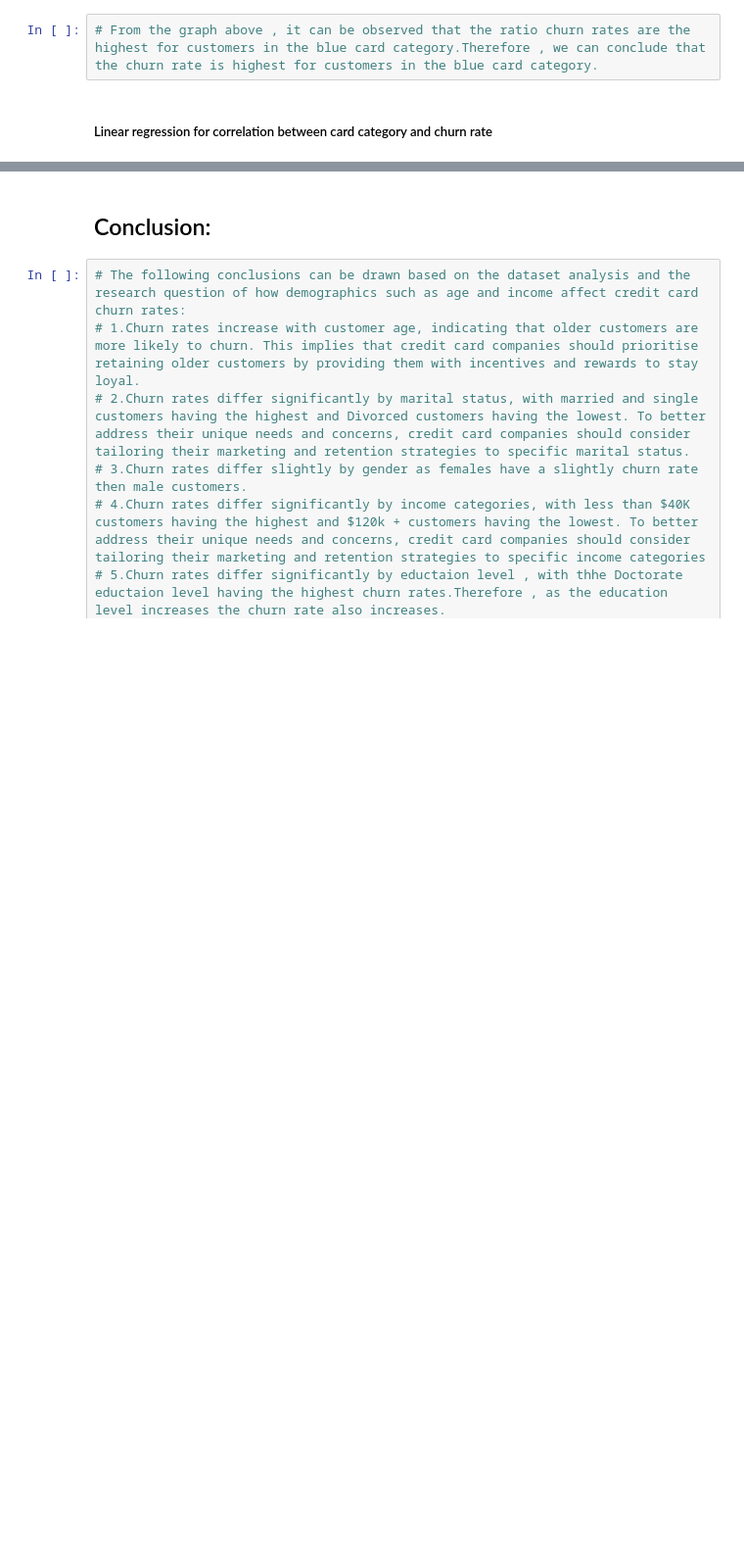
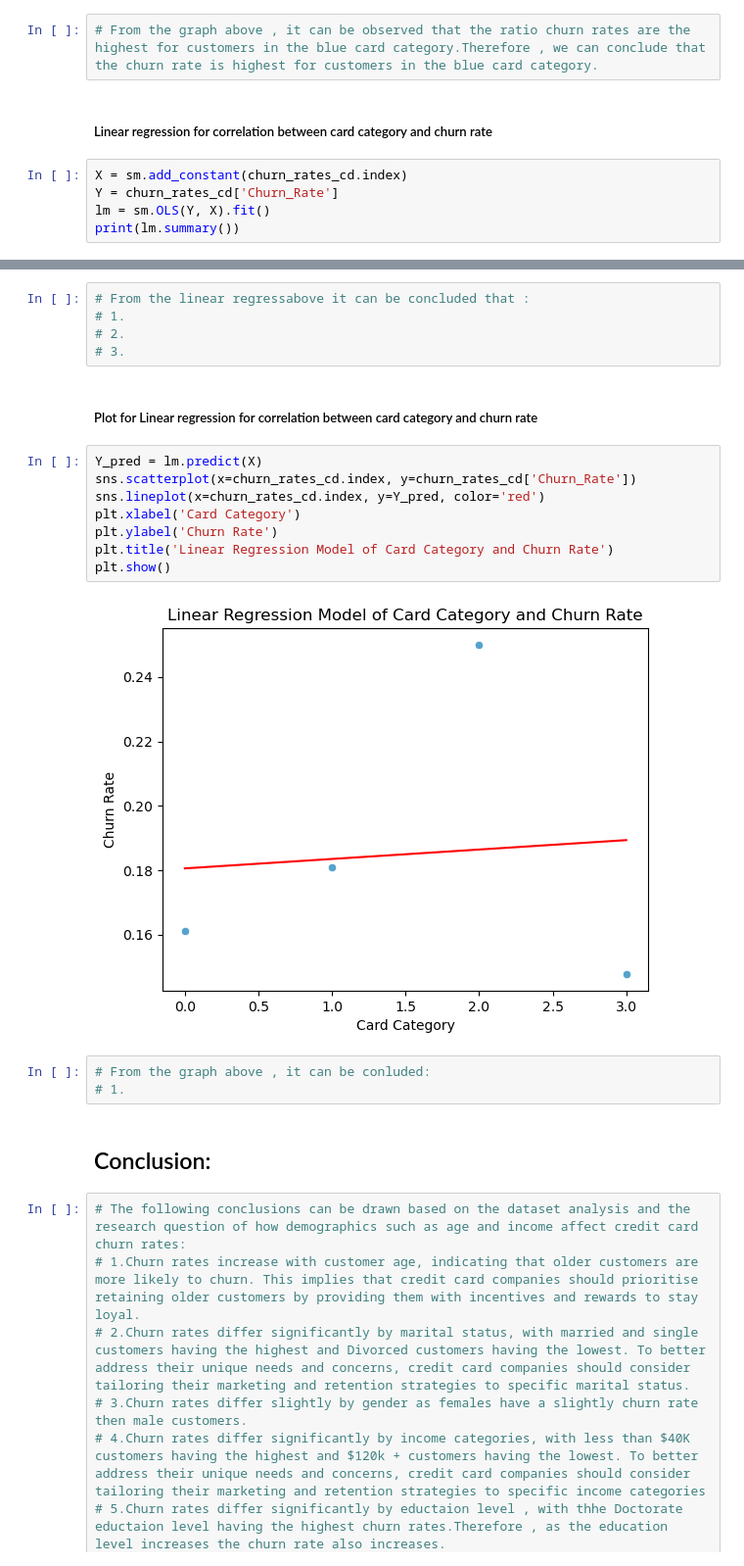
Before and after one commit to ubco-W2022T2-data301/project-group-group-20, a Jupyter notebook: analysis/analysis3(Ajneya).ipynb, the cells around one changed output, grey strips where cells are left out. Shown at 98% size. Cells and saved outputs as stored; diff of their text form; blank space fills up the shorter version.

```diff
--- a/analysis/analysis3(Ajneya).ipynb
+++ b/analysis/analysis3(Ajneya).ipynb
@@ -923,3 +1023,8 @@ plt.show()
 # From the graph above , it can be observed that the ratio churn rates are the highest for customers in the blue card category.Therefore , we can conclude that the churn rate is highest for customers in the blue card category.
 # %% [markdown]
 ##### Linear regression for correlation between card category and churn rate
+# %%
+X = sm.add_constant(churn_rates_cd.index)
+Y = churn_rates_cd['Churn_Rate']
+lm = sm.OLS(Y, X).fit()
+print(lm.summary())
@@ -926,3 +1049,23 @@ plt.show()
+# %%
+# From the linear regressabove it can be concluded that :
+# 1.
+# 2.
+# 3.
+# %% [markdown]
+##### Plot for Linear regression for correlation between card category and churn rate
+# %%
+Y_pred = lm.predict(X)
+sns.scatterplot(x=churn_rates_cd.index, y=churn_rates_cd['Churn_Rate'])
+sns.lineplot(x=churn_rates_cd.index, y=Y_pred, color='red')
+plt.xlabel('Card Category')
+plt.ylabel('Churn Rate')
+plt.title('Linear Regression Model of Card Category and Churn Rate')
+plt.show()
+# %% [output]
+[figure, added]
+# %%
+# From the graph above , it can be conluded:
+# 1.
 # %% [markdown]
 ## Conclusion:
 # %%
```
Also changed, not shown: parts of 26 cells of this notebook.
